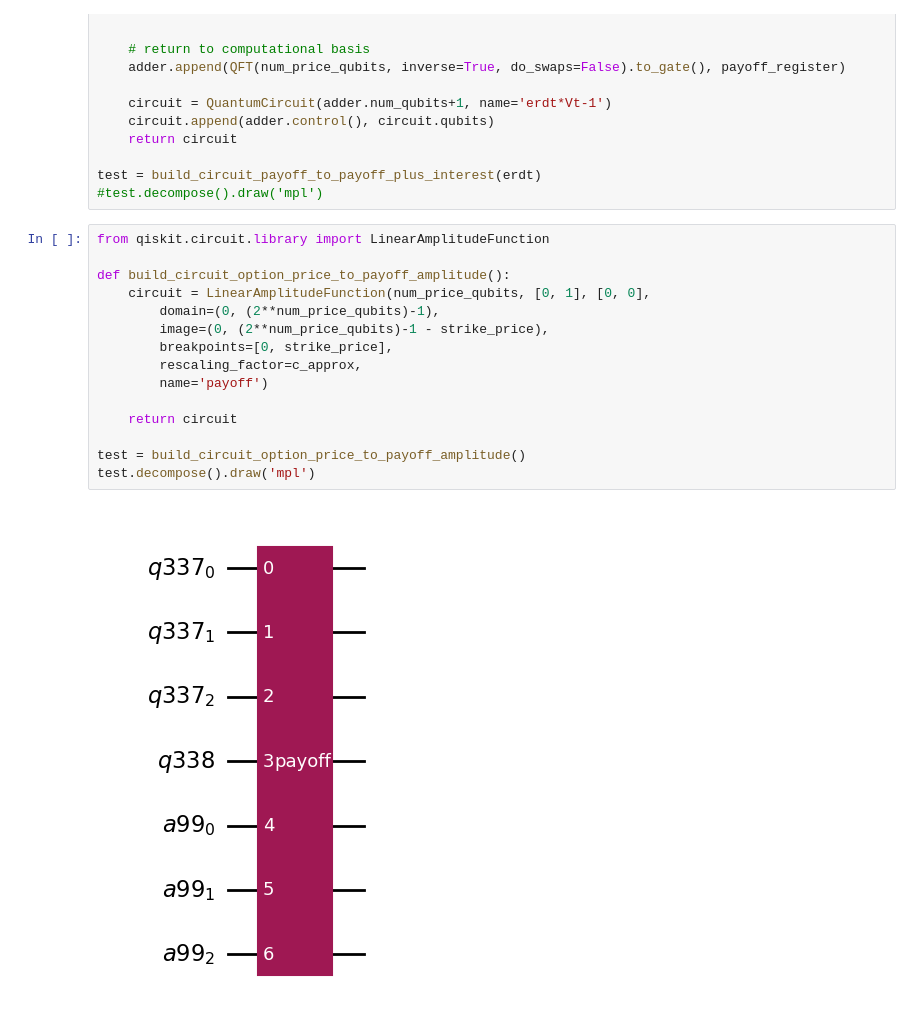
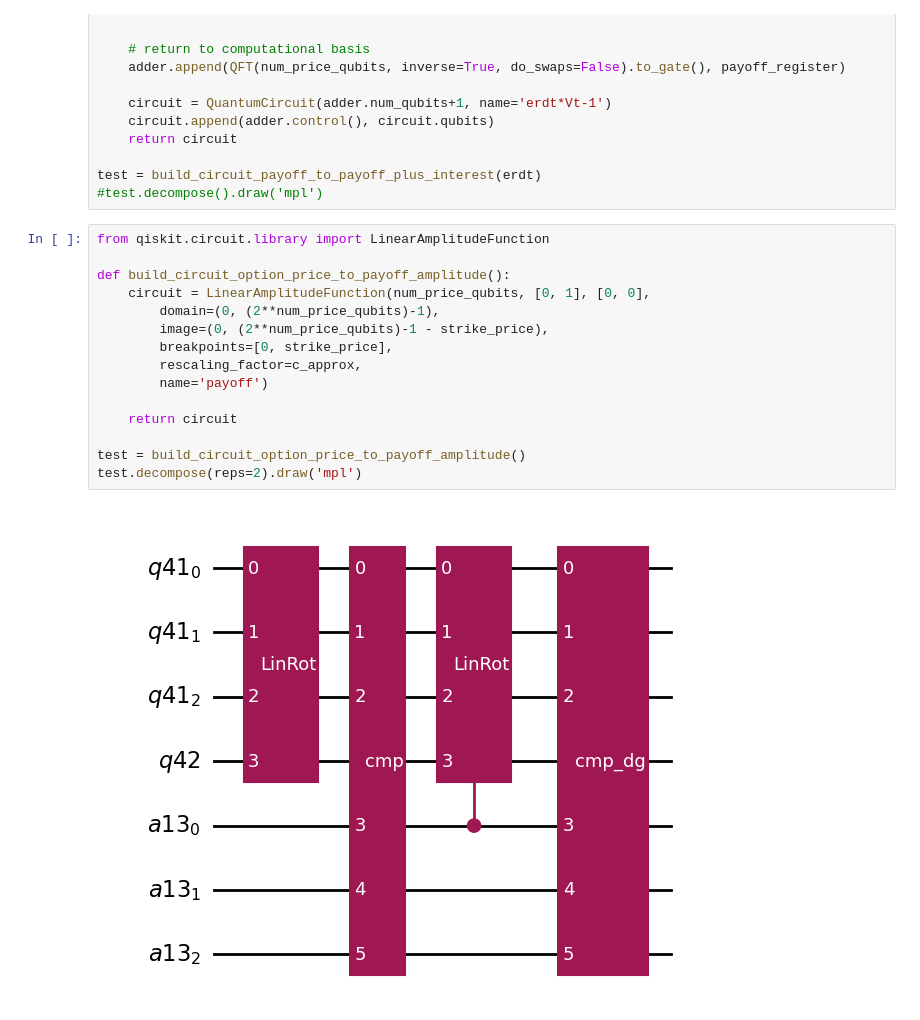
Before and after one commit to jackhmorgan/Quantum_Games, a Jupyter notebook: Pracht_American_Options.ipynb, the cells around one changed output. Saved outputs shown, nothing was run; the diff lists cells and outputs as text.

```diff
--- a/Pracht_American_Options.ipynb
+++ b/Pracht_American_Options.ipynb
@@ -297,20 +297,20 @@ test = build_circuit_payoff_to_payoff_plus_interest(erdt)
 # %%
 from qiskit.circuit.library import LinearAmplitudeFunction
 
 def build_circuit_option_price_to_payoff_amplitude():
     circuit = LinearAmplitudeFunction(num_price_qubits, [0, 1], [0, 0],
         domain=(0, (2**num_price_qubits)-1),
         image=(0, (2**num_price_qubits)-1 - strike_price),
         breakpoints=[0, strike_price],
         rescaling_factor=c_approx,
         name='payoff')
 
     return circuit
 
 test = build_circuit_option_price_to_payoff_amplitude()
-test.decompose().draw('mpl')
+test.decompose(reps=2).draw('mpl')
 # %% [output]
-[figure, old version]
+[figure, new version]
 # %%
 from qiskit.circuit.library import OR
 
```
Also changed, not shown: parts of 6 cells of this notebook, 1 other file.
